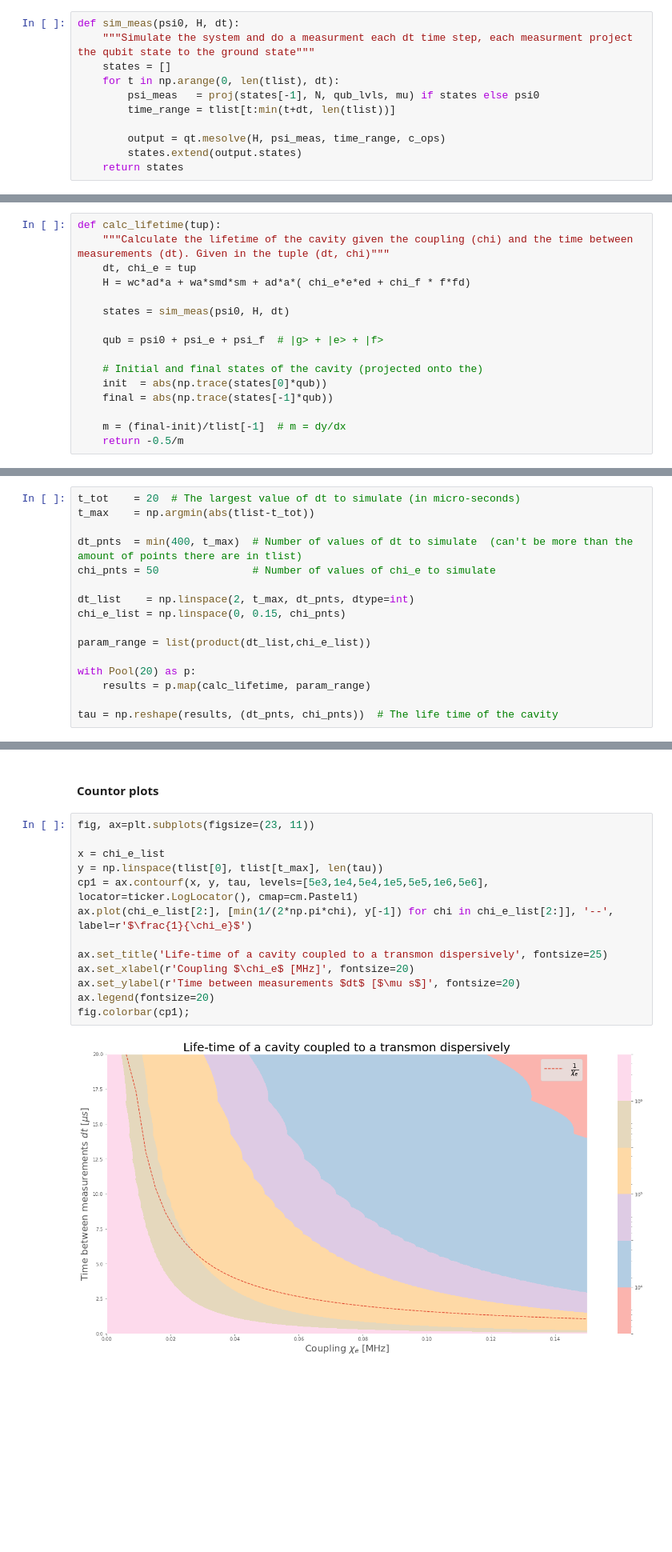
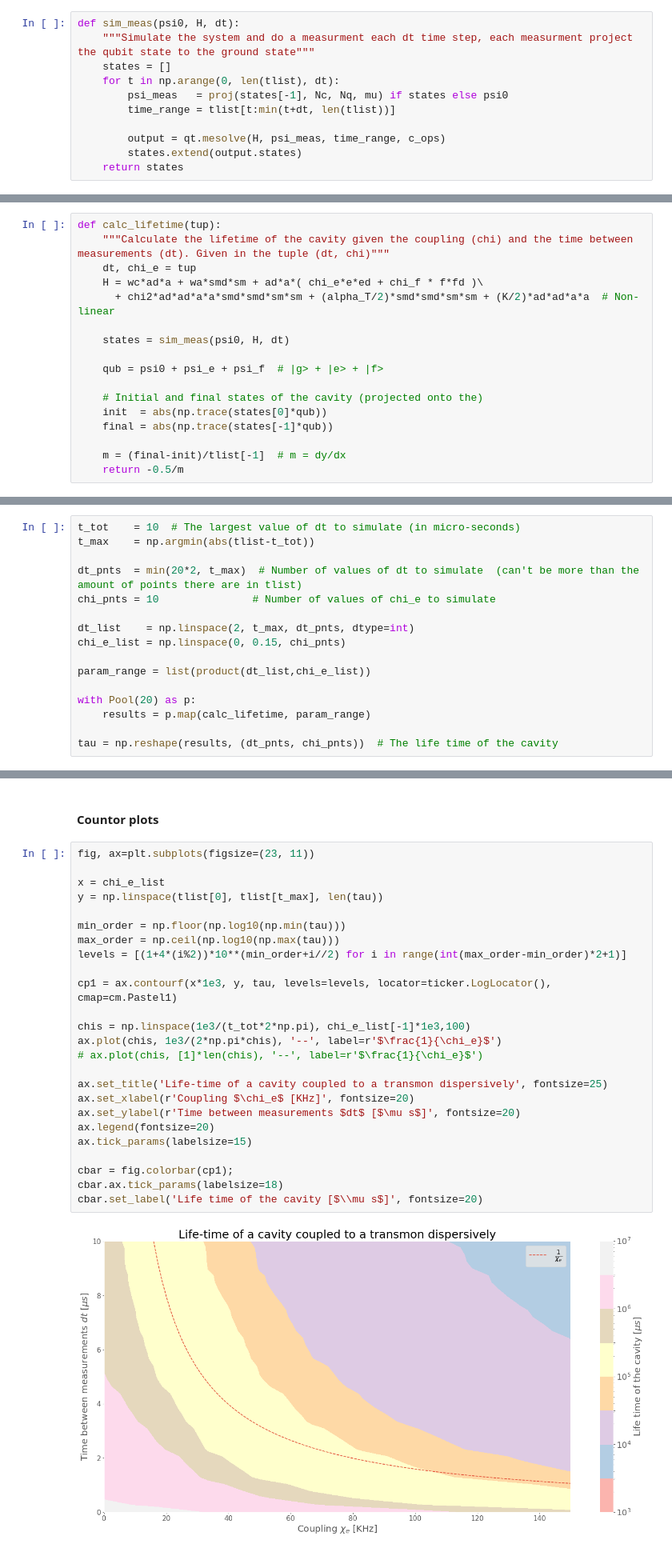
Before and after one commit to DanielCohenHillel/Cavity-Analysis, a Jupyter notebook: dephasing/dephasing.ipynb, the cells around one changed output, grey strips where cells are left out. Shown: that part at 80% size. Drawn from its saved outputs; the diff is of its cells as text; blank space fills up the shorter version.

Commit message:
Added forbidden level analysis and non-linear hamiltonian

```diff
--- a/dephasing/dephasing.ipynb
+++ b/dephasing/dephasing.ipynb
@@ -103,7 +108,7 @@ def sim_meas(psi0, H, dt):
     """Simulate the system and do a measurment each dt time step, each measurment project the qubit state to the ground state"""
     states = []
     for t in np.arange(0, len(tlist), dt):
-        psi_meas   = proj(states[-1], N, qub_lvls, mu) if states else psi0
+        psi_meas   = proj(states[-1], Nc, Nq, mu) if states else psi0
         time_range = tlist[t:min(t+dt, len(tlist))]
 
         output = qt.mesolve(H, psi_meas, time_range, c_ops)
@@ -153,7 +159,8 @@ We can plot the dephasing rate (and the life-time) of the cavity vs the time bet
 def calc_lifetime(tup):
     """Calculate the lifetime of the cavity given the coupling (chi) and the time between measurements (dt). Given in the tuple (dt, chi)"""
     dt, chi_e = tup
-    H = wc*ad*a + wa*smd*sm + ad*a*( chi_e*e*ed + chi_f * f*fd)
+    H = wc*ad*a + wa*smd*sm + ad*a*( chi_e*e*ed + chi_f * f*fd )\
+      + chi2*ad*ad*a*a*smd*smd*sm*sm + (alpha_T/2)*smd*smd*sm*sm + (K/2)*ad*ad*a*a  # Non-linear
 
     states = sim_meas(psi0, H, dt)
 
@@ -168,11 +175,11 @@ def calc_lifetime(tup):
 # %% [markdown]
 ### Calculating the life-time of different $\chi_e$ and $dt$ values
 # %%
-t_tot    = 20  # The largest value of dt to simulate (in micro-seconds)
+t_tot    = 10  # The largest value of dt to simulate (in micro-seconds)
 t_max    = np.argmin(abs(tlist-t_tot))
 
-dt_pnts  = min(400, t_max)  # Number of values of dt to simulate  (can't be more than the amount of points there are in tlist)
-chi_pnts = 50               # Number of values of chi_e to simulate
+dt_pnts  = min(20*2, t_max)  # Number of values of dt to simulate  (can't be more than the amount of points there are in tlist)
+chi_pnts = 10               # Number of values of chi_e to simulate
 
 dt_list    = np.linspace(2, t_max, dt_pnts, dtype=int)
 chi_e_list = np.linspace(0, 0.15, chi_pnts)
@@ -226,18 +233,30 @@ plt.show()
 # %%
 fig, ax=plt.subplots(figsize=(23, 11))
 
 x = chi_e_list
 y = np.linspace(tlist[0], tlist[t_max], len(tau))
-cp1 = ax.contourf(x, y, tau, levels=[5e3,1e4,5e4,1e5,5e5,1e6,5e6], locator=ticker.LogLocator(), cmap=cm.Pastel1)
-ax.plot(chi_e_list[2:], [min(1/(2*np.pi*chi), y[-1]) for chi in chi_e_list[2:]], '--', label=r'$\frac{1}{\chi_e}$')
+
+min_order = np.floor(np.log10(np.min(tau)))
+max_order = np.ceil(np.log10(np.max(tau)))
+levels = [(1+4*(i%2))*10**(min_order+i//2) for i in range(int(max_order-min_order)*2+1)]
+
+cp1 = ax.contourf(x*1e3, y, tau, levels=levels, locator=ticker.LogLocator(), cmap=cm.Pastel1)
+
+chis = np.linspace(1e3/(t_tot*2*np.pi), chi_e_list[-1]*1e3,100)
+ax.plot(chis, 1e3/(2*np.pi*chis), '--', label=r'$\frac{1}{\chi_e}$')
+# ax.plot(chis, [1]*len(chis), '--', label=r'$\frac{1}{\chi_e}$')
 
 ax.set_title('Life-time of a cavity coupled to a transmon dispersively', fontsize=25)
-ax.set_xlabel(r'Coupling $\chi_e$ [MHz]', fontsize=20)
+ax.set_xlabel(r'Coupling $\chi_e$ [KHz]', fontsize=20)
 ax.set_ylabel(r'Time between measurements $dt$ [$\mu s$]', fontsize=20)
 ax.legend(fontsize=20)
-fig.colorbar(cp1);
+ax.tick_params(labelsize=15)
+
+cbar = fig.colorbar(cp1);
+cbar.ax.tick_params(labelsize=18)
+cbar.set_label('Life time of the cavity [$\\mu s$]', fontsize=20)
 # %% [output]
-[figure, old version]
+[figure, new version]
 # %% [markdown]
 ### Save results to a file
 # %%
```
Also changed, not shown: parts of 7 cells of this notebook, 2 other files.
